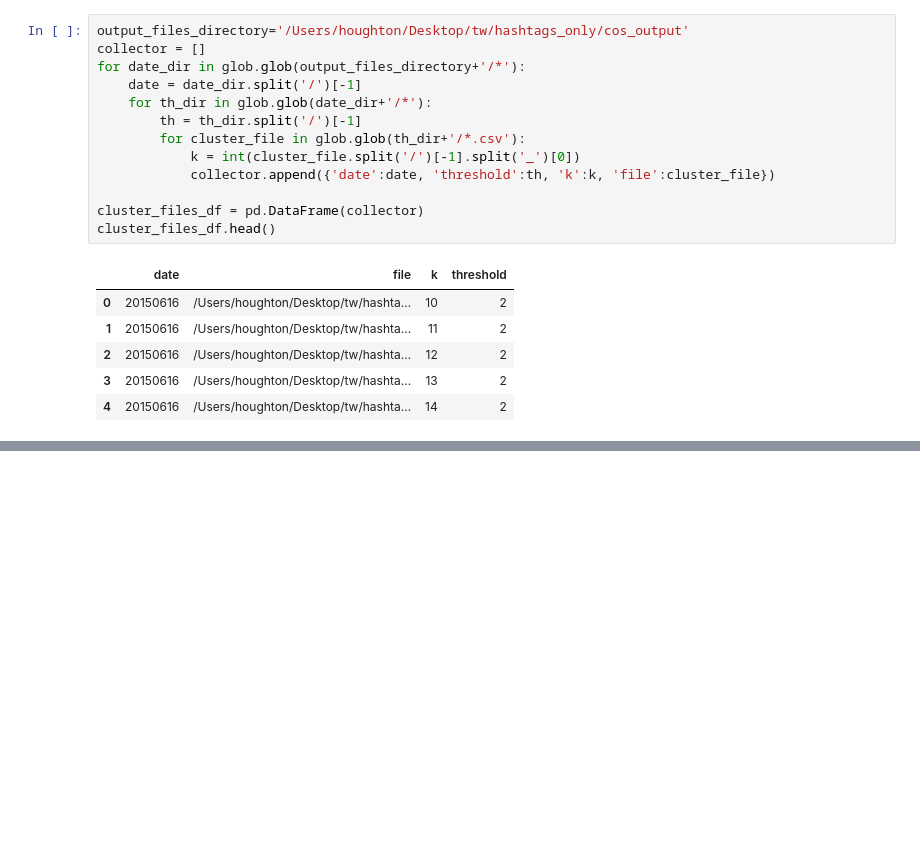
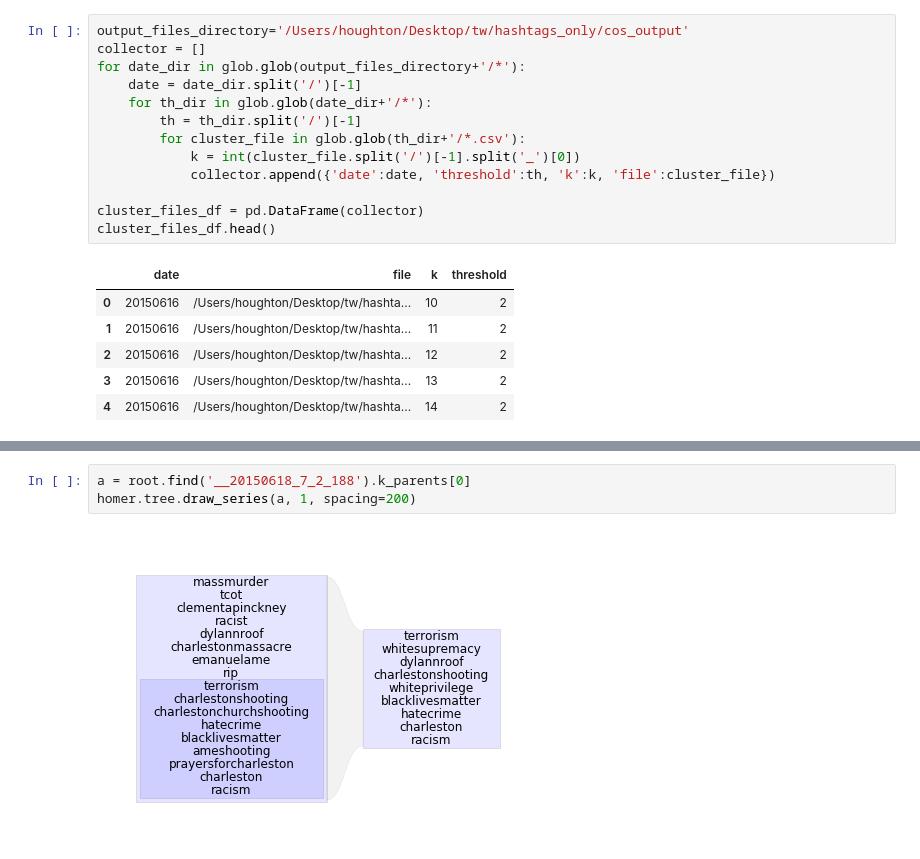
Before and after one commit to JamesPHoughton/homer, a Jupyter notebook: Hashtags Only.ipynb, the cells around one changed output, grey strips where cells are left out. Saved outputs shown, nothing was run; the diff lists cells and outputs as text; blank space fills up the shorter version.

```diff
--- a/Hashtags Only.ipynb
+++ b/Hashtags Only.ipynb
@@ -212,0 +307,5 @@ AttributeError: 'Bag' object has no attribute 'to_file'
+# %%
+a = root.find('__20150618_7_2_188').k_parents[0]
+homer.tree.draw_series(a, 1, spacing=200)
+# %% [output]
+[figure, added]
```
Also changed, not shown: parts of 42 cells of this notebook, 6 other files.
